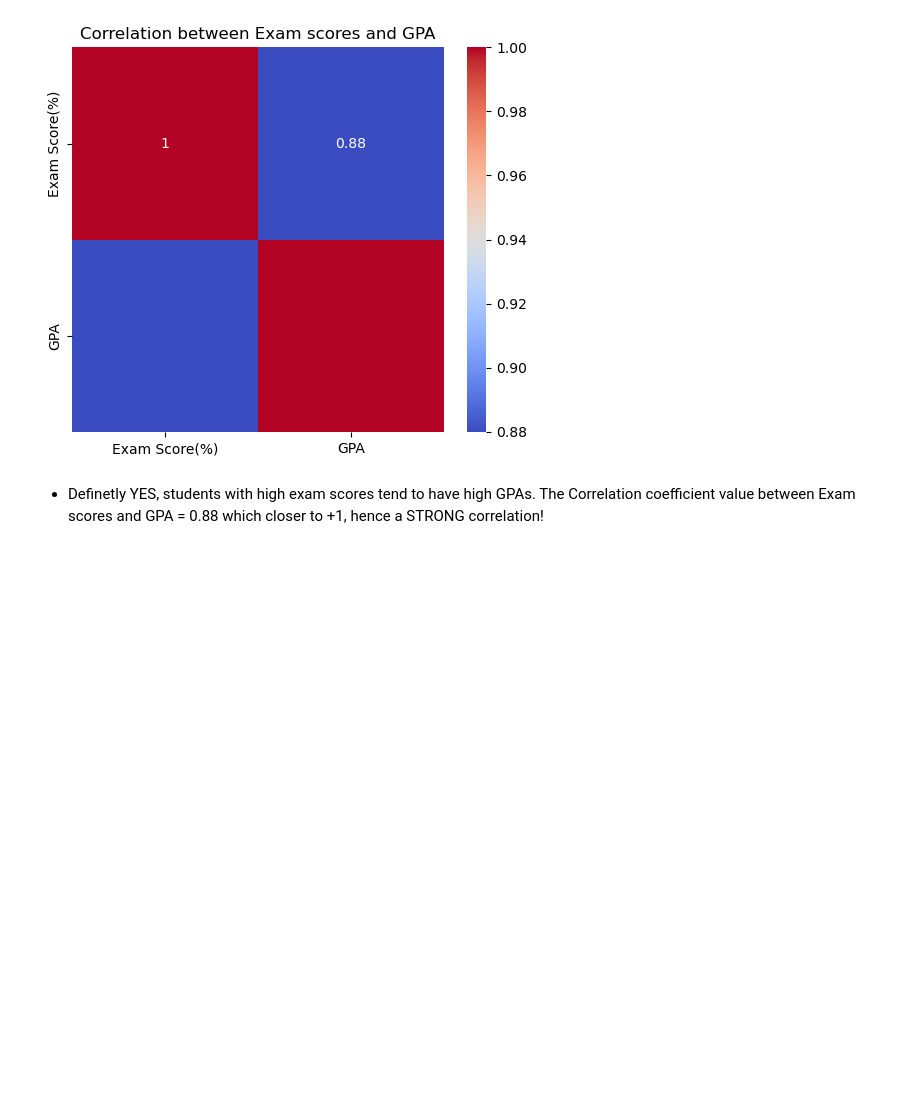
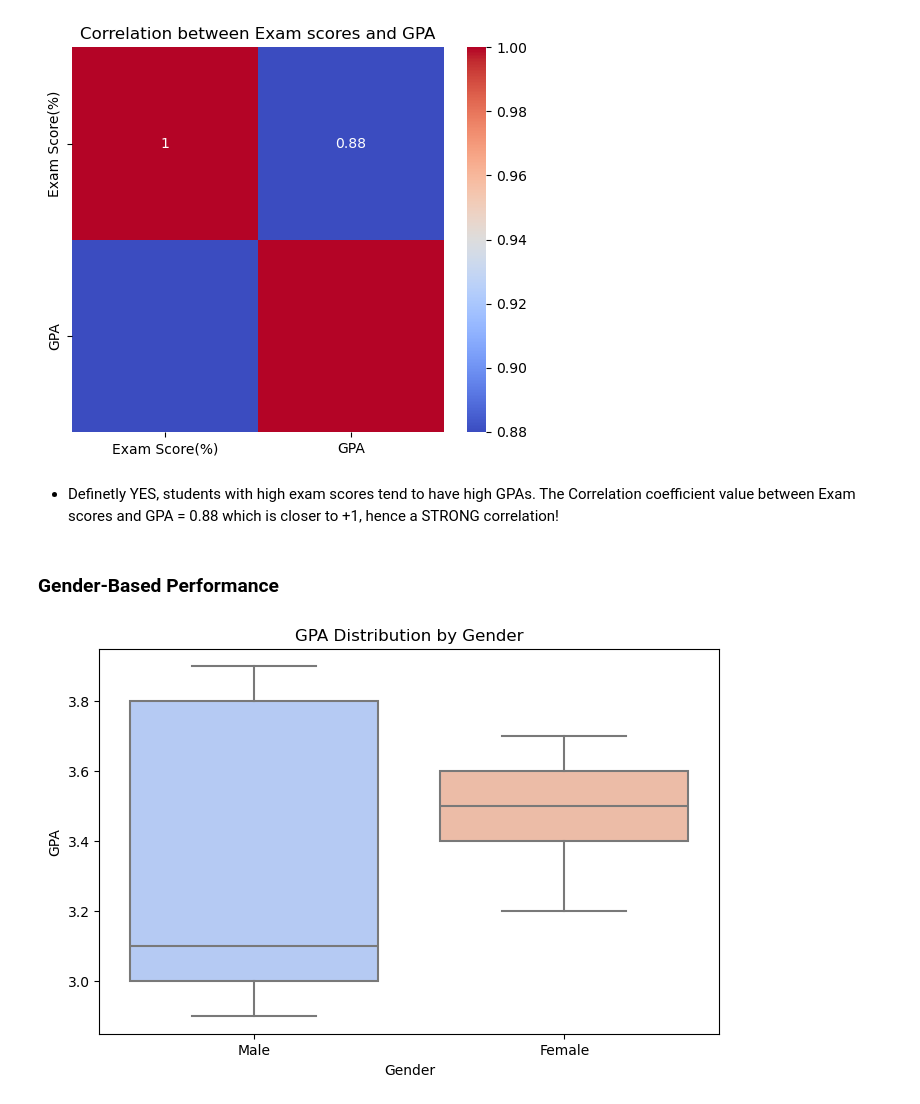
Before and after one commit to PaulMuniu/Student-Performance-Mini-Analysis, a Jupyter notebook: index.ipynb, the cells around one changed output. Cells and saved outputs as stored; diff of their text form; code cells hidden in the pictures; blank space fills up the shorter version.

```diff
--- a/index.ipynb
+++ b/index.ipynb
@@ -223,4 +245,13 @@ Correlation coefficient between Exam scores and GPA = 0.88
 [figure]
 # %% [markdown]
 - Definetly YES, students with high exam scores tend to have high GPAs. The Correlation coefficient value between Exam scores and GPA = 0.88
-  which closer to +1, hence a STRONG correlation!
+  which is closer to +1, hence a STRONG correlation!
+# %% [markdown]
+### Gender-Based Performance
+# %%
+plt.figure(figsize=(8, 5))
+sns.boxplot(data=data, x='Gender', y='GPA', palette='coolwarm')
+plt.title('GPA Distribution by Gender')
+plt.show();
+# %% [output]
+[figure, added]
```
Also changed, not shown: parts of 8 cells of this notebook.
